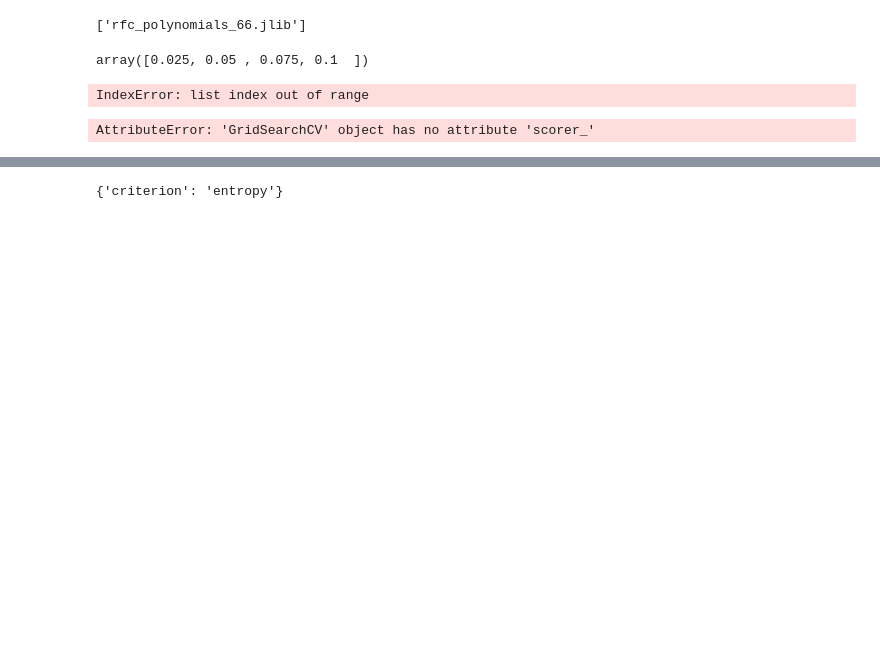
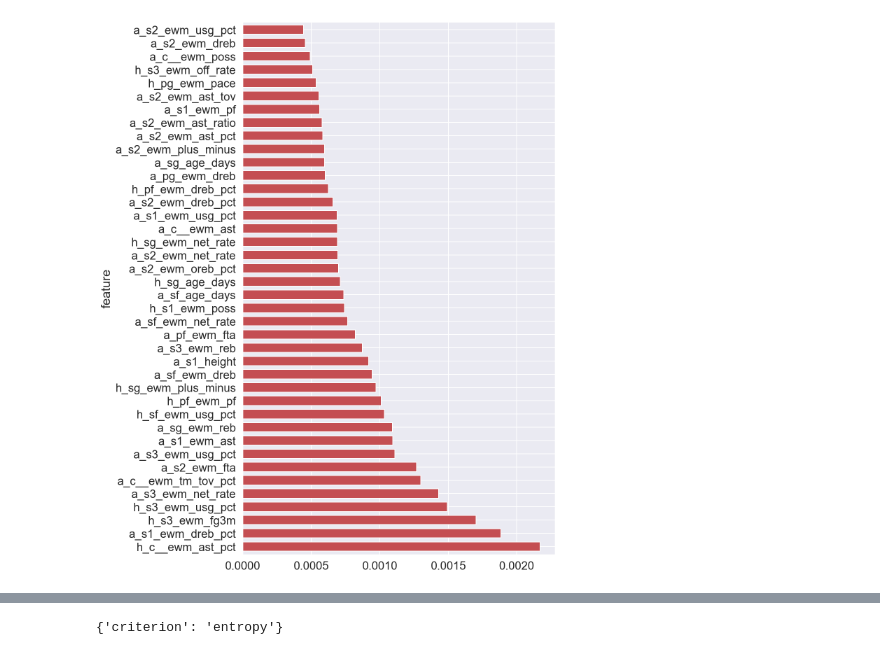
Before and after one commit to finjammin/Capstone-NBA, a Jupyter notebook: Pt4_Modelling/Modelling_randomForest.ipynb, the cells around one changed output, grey strips where cells are left out. Cells and saved outputs as stored; diff of their text form; code cells hidden in the pictures; blank space fills up the shorter version.

```diff
--- a/Pt4_Modelling/Modelling_randomForest.ipynb
+++ b/Pt4_Modelling/Modelling_randomForest.ipynb
@@ -18,7 +18,7 @@ import tensorflow as tf
 # home_df = pd.read_csv('../Pt3_Data_processing/home_structured_ewm16.csv')
 # away_df = pd.read_csv('../Pt3_Data_processing/away_structured_ewm16.csv')
 
-df = pd.read_csv('../Pt3_Data_processing/poly_ewm18.csv')
+df = pd.read_csv('../Pt3_Data_processing/home_structured_ewm18_nonadj.csv')
 df.sort_values(by='h_pg_date', inplace=True)
 
 # Turning IDS into categorical variables
@@ -162,7 +162,7 @@ from sklearn.ensemble import GradientBoostingClassifier
 
 kf = KFold(shuffle=True, random_state=42)
 
-gfc = GradientBoostingClassifier(n_estimators=200, max_features='sqrt')
+gfc = GradientBoostingClassifier(n_estimators=400, max_features='sqrt')
 
 gfc_params = {'max_depth' : [3,4,5,6,7], 'learning_rate':np.linspace(.025,.1,4)}
 
@@ -186,18 +186,22 @@ Mean CVscore. :  0.668102568300064
 # %%
 import joblib
-joblib.dump(gfc_grid, 'gfc_polynomials_66.jlib')
-joblib.dump(rfc_grid, 'rfc_polynomials_66.jlib')
+# joblib.dump(gfc_grid, 'gfc_polynomials_66.jlib')
+# joblib.dump(rfc_grid, 'rfc_polynomials_66.jlib')
-# %% [output]
-['rfc_polynomials_66.jlib']
-# %%
-np.linspace(.025,.1,4)
-# %% [output]
-array([0.025, 0.05 , 0.075, 0.1  ])
-# %%
-rfc_grid.best_estimator_.score(X_train, yC_train)
-# %% [output]
-IndexError: list index out of range
-# %%
-rfc_grid.score(X_test, yC_test)
-# %% [output]
-AttributeError: 'GridSearchCV' object has no attribute 'scorer_'
+# %%
+# import joblib
+gfc_load = joblib.load('gfc_polynomials_66.jlib')
+rfc_load = joblib.load('rfc_polynomials_66.jlib')
+# %%
+feat_importance = pd.DataFrame(zip(X_train.columns,
+                 rfc_load.best_estimator_.feature_importances_))
+feat_importance.columns = ['feature', 'feature_importances']
+feat_importance.set_index('feature', inplace=True)
+
+
+feat_importance.sort_values(by='feature_importances',
+                        ascending=False).head(40)['feature_importances'].plot(kind='barh',
+                                                                      figsize=(8,14),
+                                                                      color='r',
+                                                                      width=.7);
+# %% [output]
+[figure, added]
```
Also changed, not shown: parts of 6 cells of this notebook, 3 other files.
